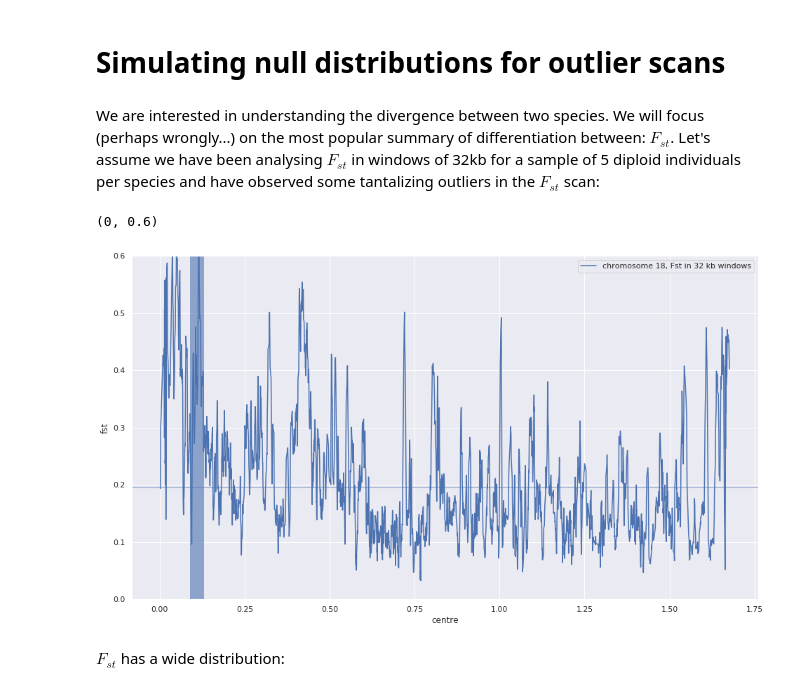
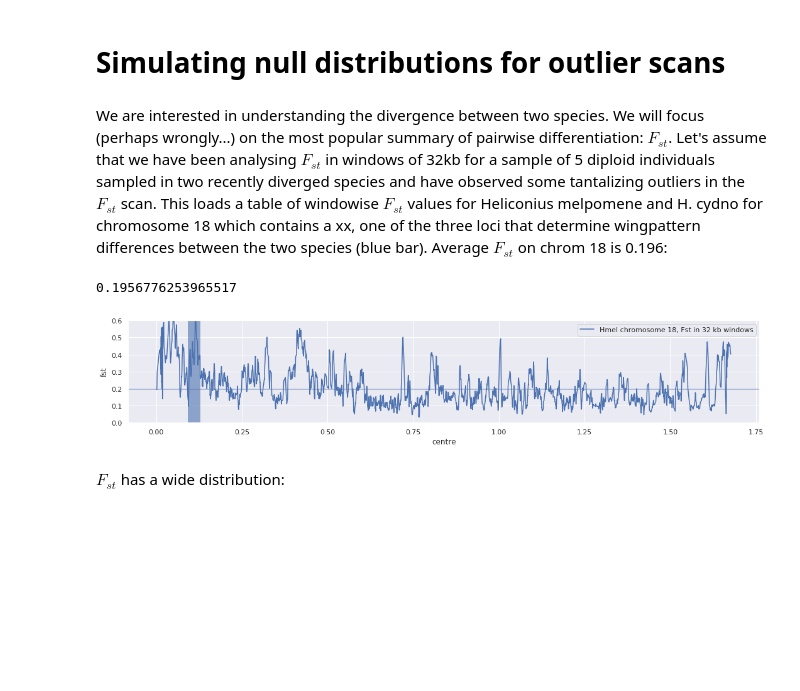
Before and after one commit to DRL/SMBE-SGE-2019, a Jupyter notebook: Session_2/Fst_short_chuncks/simulating_windowise_Fst_KL .ipynb, the cells around one changed output. Saved outputs shown, nothing was run; the diff lists cells and outputs as text; code cells hidden in the pictures; blank space fills up the shorter version.

```diff
--- a/Session_2/Fst_short_chuncks/simulating_windowise_Fst_KL .ipynb
+++ b/Session_2/Fst_short_chuncks/simulating_windowise_Fst_KL .ipynb
@@ -8,23 +8,23 @@ import matplotlib.pyplot as plt
 import numpy as np
 %matplotlib inline
 # %% [markdown]
-We are interested in understanding the divergence between two species. We will focus (perhaps wrongly...) on the most popular summary of differentiation between: $F_{st}$. Let's assume we have been analysing $F_{st}$ in windows of 32kb for a sample of 5 diploid individuals per species and have observed some tantalizing outliers in the $F_{st}$ scan:
+We are interested in understanding the divergence between two species. We will focus (perhaps wrongly...) on the most popular summary of pairwise differentiation: $F_{st}$. Let's assume that we have been analysing $F_{st}$ in windows of 32kb for a sample of 5 diploid individuals sampled in two recently diverged species and have observed some tantalizing outliers in the $F_{st}$ scan. This loads a table of windowise $F_{st}$ values for Heliconius melpomene and H. cydno for chromosome 18 which contains a xx, one of the three loci that determine wingpattern differences between the two species (blue bar). Average $F_{st}$ on chrom 18 is 0.196:
 # %%
 #KL add colours here
 hmel18 = pd.read_csv('chrom18.csv')
 hmel18.head()
 genePos=(1058778+1159581)/2
 
-fig, ax = plt.subplots(figsize=(16,9))
-sns.lineplot(hmel18['centre']/10e6, hmel18['fst'],label='chromosome 18, Fst in 32 kb windows')
+fig, ax = plt.subplots(figsize=(18,3))
+sns.lineplot(hmel18['centre']/10e6, hmel18['fst'],label='Hmel chromosome 18, Fst in 32 kb windows')
 #horizontal line mean Fst with heterogeneity
 plt.axvline(x=genePos/10e6, linewidth=20, alpha=0.6)
 plt.axhline(y=hmel18['fst'].mean(), alpha=0.5)
-plt.legend()
 ax.set_ylim((0,0.6))
+hmel18['fst'].mean()
 # %% [output]
-(0, 0.6)
+0.1956776253965517
-[figure, old version]
+[figure, new version]
 # %% [markdown]
 $F_{st}$ has a wide distribution:
 # %%
```
Also changed, not shown: parts of 29 cells of this notebook.
